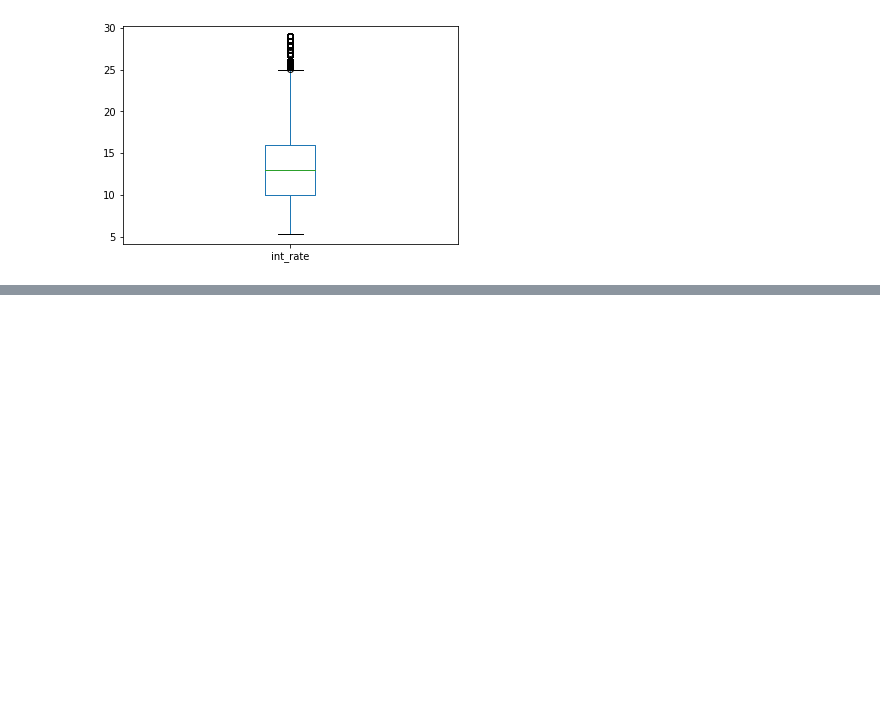
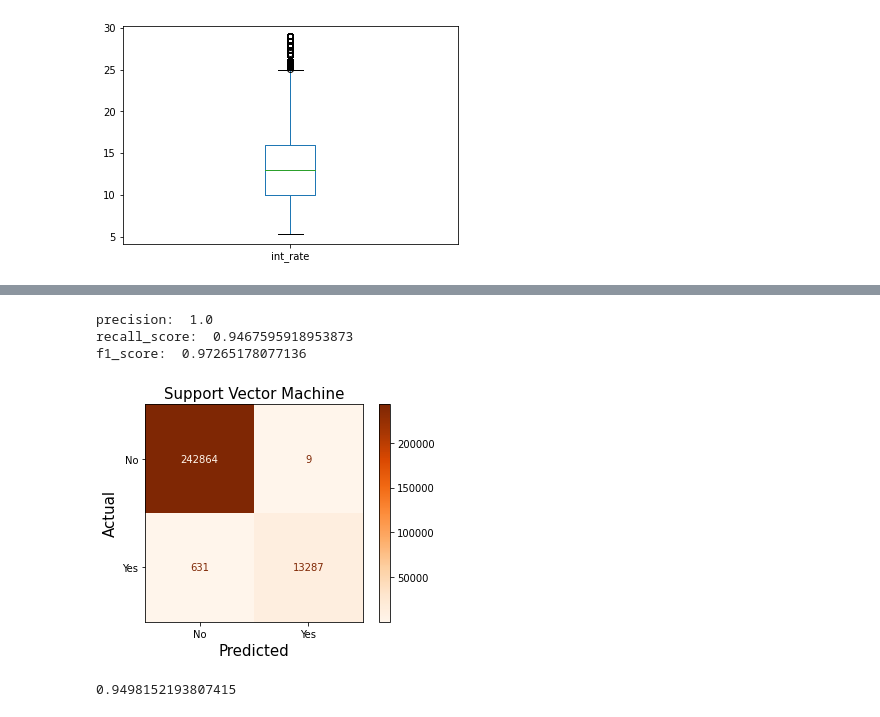
Before and after one commit to ShreyasBhaktharam/DA_Project, a Jupyter notebook: Data_Analytics_Project.ipynb, the cells around one changed output, grey strips where cells are left out. Drawn from its saved outputs; the diff is of its cells as text; code cells hidden in the pictures; blank space fills up the shorter version.

```diff
--- a/Data_Analytics_Project.ipynb
+++ b/Data_Analytics_Project.ipynb
@@ -431,0 +555,33 @@ plt.show()
+# %%
+from sklearn.metrics import confusion_matrix, precision_score, recall_score, f1_score
+from sklearn.metrics import plot_confusion_matrix
+class_names = ['No','Yes']
+plot_confusion_matrix(svmc, X_test, y_test,
+                              display_labels=class_names,
+                              cmap="Oranges")
+plt.title('Support Vector Machine', fontsize = 15)
+plt.ylabel('Actual',fontsize = 15)
+plt.xlabel('Predicted',fontsize=15)
+print("precision: ",precision_score(y_test,y_pred))
+print("recall_score: ",recall_score(y_test,y_pred))
+print("f1_score: ",f1_score(y_test,y_pred))
+# %% [output]
+precision:  1.0
+recall_score:  0.9467595918953873
+f1_score:  0.97265178077136
+[figure, added]
+# %%
+from sklearn.neighbors import KNeighborsClassifier
+
+#Create KNN Classifier
+knn = KNeighborsClassifier(n_neighbors=3)
+
+#Train the model using the training sets
+knn.fit(X_train, y_train)
+
+#Predict the response for test dataset
+y_pred = knn.predict(X_test)
+score =accuracy_score(y_test,y_pred)
+score
+# %% [output]
+0.9498152193807415
```
Also changed, not shown: parts of 23 cells of this notebook.
